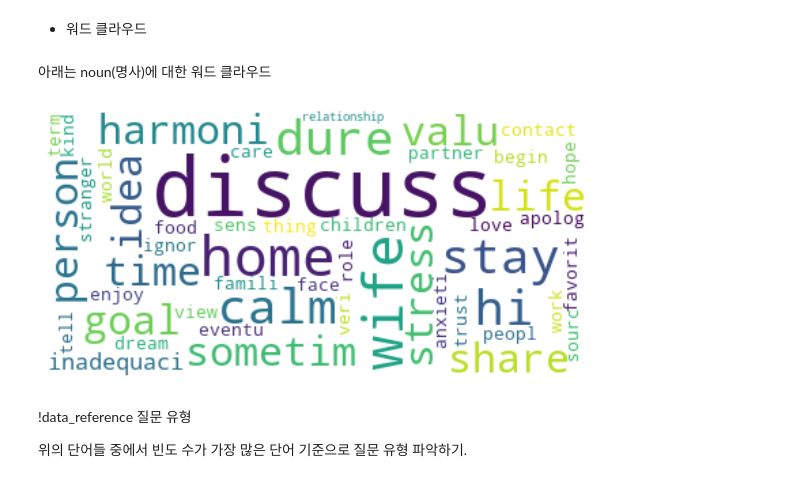
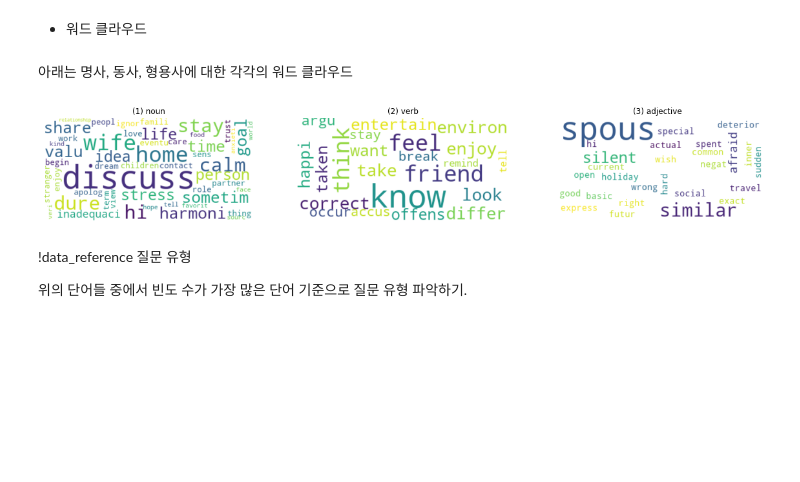
Before and after one commit to dav1n9/DAP, a Jupyter notebook: divorce.ipynb, the cells around one changed output. Cells and saved outputs as stored; diff of their text form; code cells hidden in the pictures; blank space fills up the shorter version.

```diff
--- a/divorce.ipynb
+++ b/divorce.ipynb
@@ -695,26 +689,61 @@ plt.show()
 
 *   워드 클라우드
 # %% [markdown]
-아래는 noun(명사)에 대한 워드 클라우드
+아래는 명사, 동사, 형용사에 대한 각각의 워드 클라우드
-# %%
-import wordcloud
-from wordcloud import WordCloud
-import matplotlib.pyplot as plt
-from os import path
-
-final_words = noun
-#+ verb + adj
-noun_text = ''
-for word in final_words:
-    noun_text = noun_text +' '+word
-
-wordcloud = WordCloud(max_font_size=60, relative_scaling=.5, background_color='white', max_words=50).generate(noun_text) # generate() 는 하나의 string value를 입력 받음
-plt.figure(figsize = (16, 5))
-plt.imshow(wordcloud, interpolation='bilinear')
-plt.axis("off")
-plt.show()
-# %% [output]
-[figure, removed]
+# %%
+import wordcloud
+from wordcloud import WordCloud
+import matplotlib.pyplot as plt
+from os import path
+
+# + verb + adj
+
+n_words = noun
+v_words = verb
+a_words = adj
+
+noun_text = ''
+verb_text = ''
+adj_text = ''
+for word in n_words:
+    noun_text = noun_text +' '+word
+for word in v_words:
+    verb_text = verb_text +' '+word
+for word in a_words:
+    adj_text = adj_text +' '+word
+
+wordcloud_n = WordCloud(max_font_size=60, relative_scaling=.5, background_color='white', max_words=50).generate(noun_text) # generate() 는 하나의 string value를 입력 받음
+wordcloud_v = WordCloud(max_font_size=60, relative_scaling=.5, background_color='white', max_words=50).generate(verb_text)
+wordcloud_a = WordCloud(max_font_size=60, relative_scaling=.5, background_color='white', max_words=50).generate(adj_text)
+
+fig = plt.figure()
+#plt.figure(figsize = (20, 10))
+rows = 1
+cols = 3
+
+ax1 = fig.add_subplot(rows, cols, 1)
+ax1.imshow(wordcloud_n, interpolation='bilinear')
+ax1.set_title('(1) noun')
+ax1.axis("off")
+
+ax2 = fig.add_subplot(rows, cols, 2)
+ax2.imshow(wordcloud_v, interpolation='bilinear')
+ax2.set_title('(2) verb')
+ax2.axis("off")
+
+ax3 = fig.add_subplot(rows, cols, 3)
+ax3.imshow(wordcloud_a, interpolation='bilinear')
+ax3.set_title('(3) adjective')
+ax3.axis("off")
+
+fig.set_size_inches(20, 10)
+#plt.imshow(wordcloud_n, interpolation='bilinear')
+#plt.imshow(wordcloud_v, interpolation='bilinear')
+#plt.imshow(wordcloud_a, interpolation='bilinear')
+#plt.axis("off")
+plt.show()
+# %% [output]
+[figure, added]
 # %% [markdown]
 !data_reference 질문 유형
 
```
Also changed, not shown: parts of 18 cells of this notebook.
